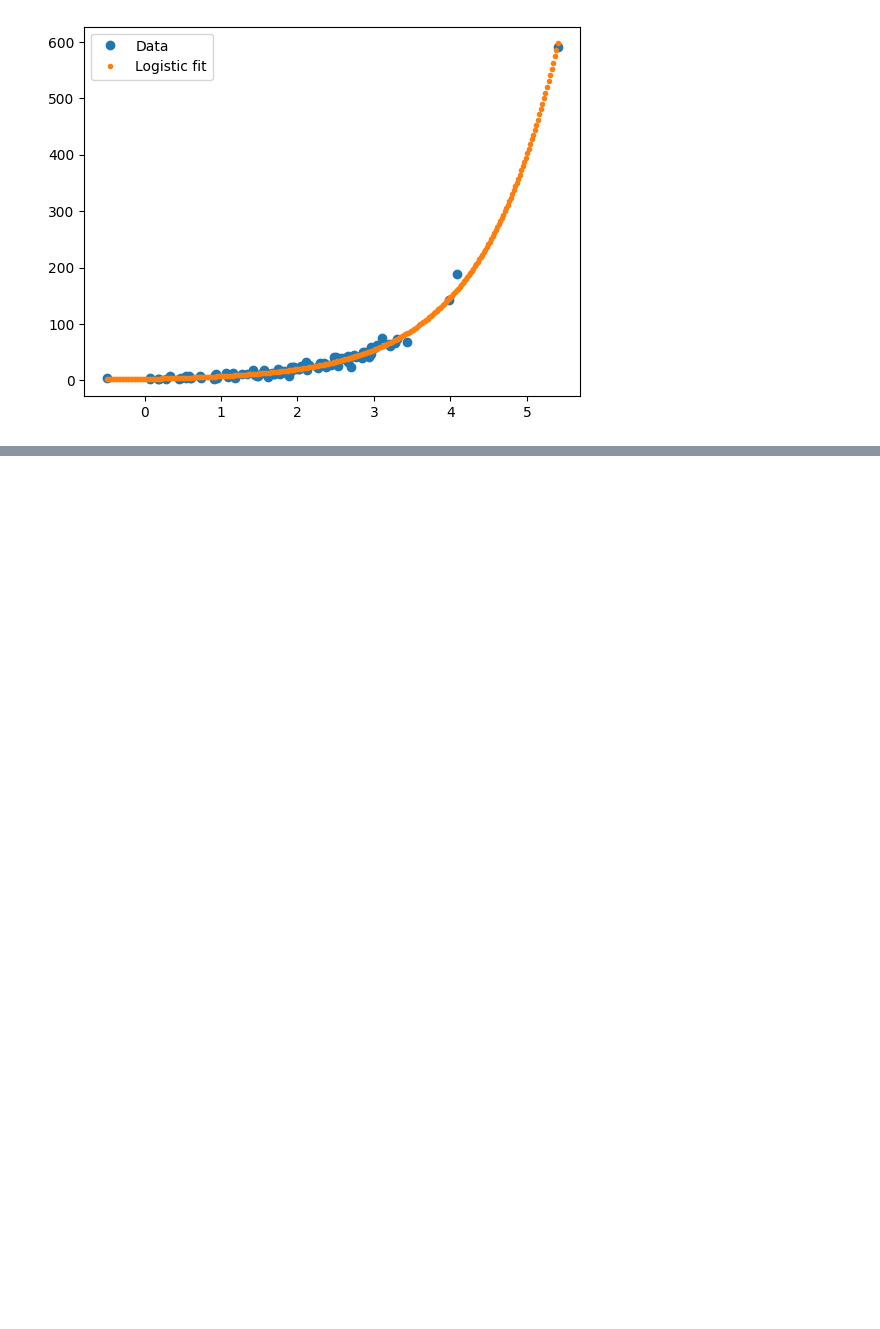
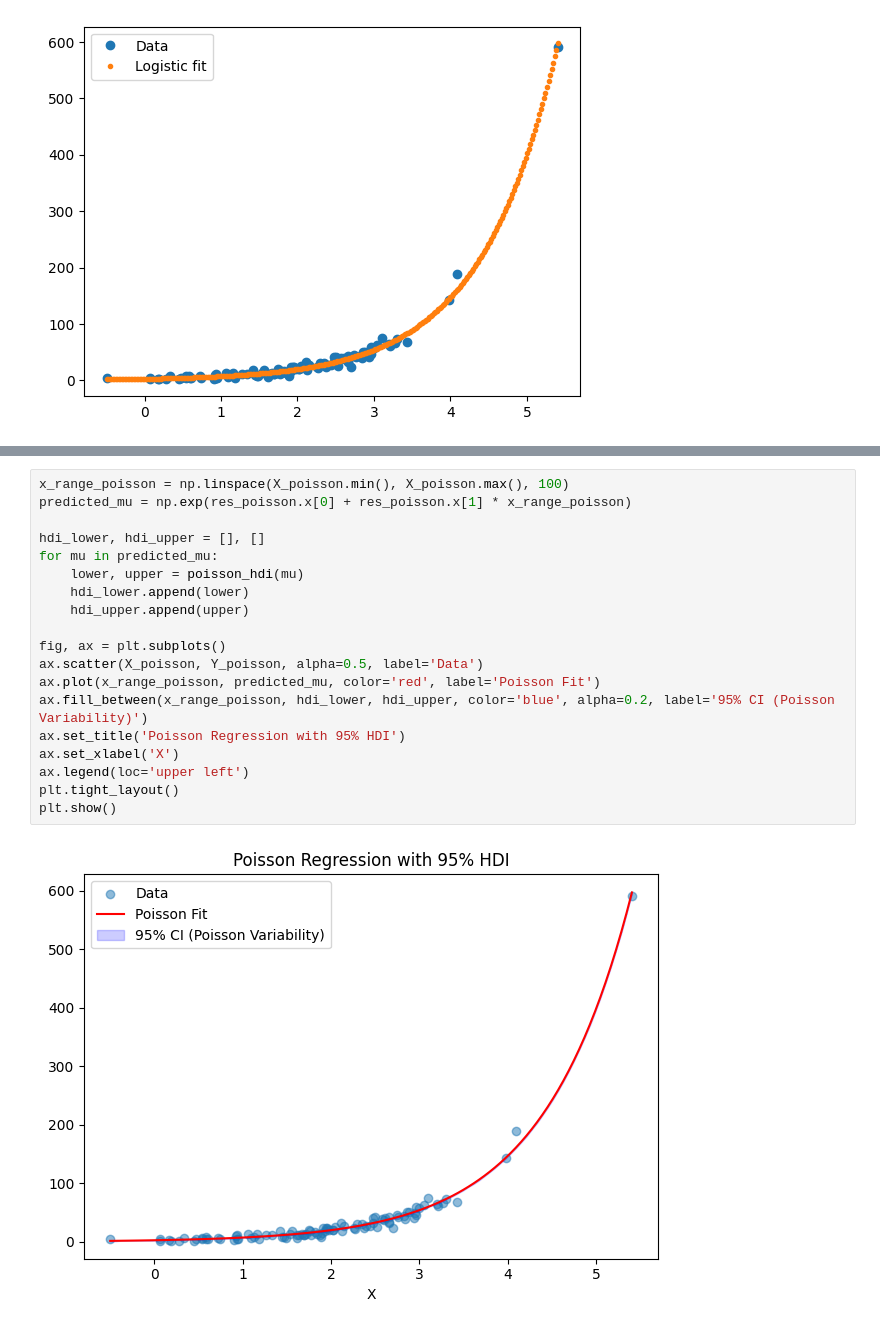
Before and after one commit to LuciaVazquez08/Estadistica-Inferencia, a Jupyter notebook: 2C 2024/GLM/clase 4.ipynb, the cells around one changed output, grey strips where cells are left out. Cells and saved outputs as stored; diff of their text form; blank space fills up the shorter version.

```diff
--- a/2C 2024/GLM/clase 4.ipynb
+++ b/2C 2024/GLM/clase 4.ipynb
@@ -83,0 +136,21 @@ plt.legend()
+# %%
+x_range_poisson = np.linspace(X_poisson.min(), X_poisson.max(), 100)
+predicted_mu = np.exp(res_poisson.x[0] + res_poisson.x[1] * x_range_poisson)
+
+hdi_lower, hdi_upper = [], []
+for mu in predicted_mu:
+    lower, upper = poisson_hdi(mu)
+    hdi_lower.append(lower)
+    hdi_upper.append(upper)
+
+fig, ax = plt.subplots()
+ax.scatter(X_poisson, Y_poisson, alpha=0.5, label='Data')
+ax.plot(x_range_poisson, predicted_mu, color='red', label='Poisson Fit')
+ax.fill_between(x_range_poisson, hdi_lower, hdi_upper, color='blue', alpha=0.2, label='95% CI (Poisson Variability)')
+ax.set_title('Poisson Regression with 95% HDI')
+ax.set_xlabel('X')
+ax.legend(loc='upper left')
+plt.tight_layout()
+plt.show()
+# %% [output]
+[figure, added]
```
Also changed, not shown: parts of 4 cells of this notebook, 17 other files.
